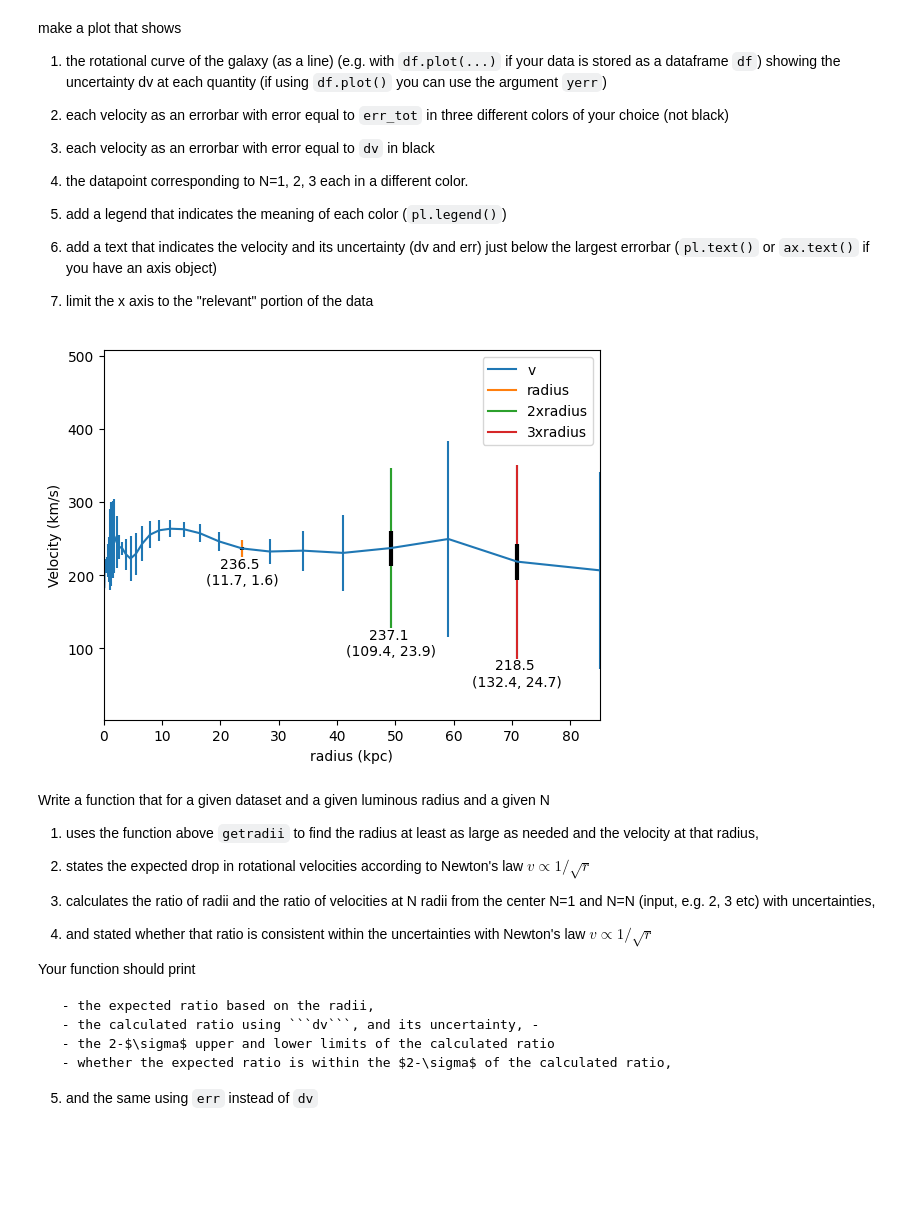
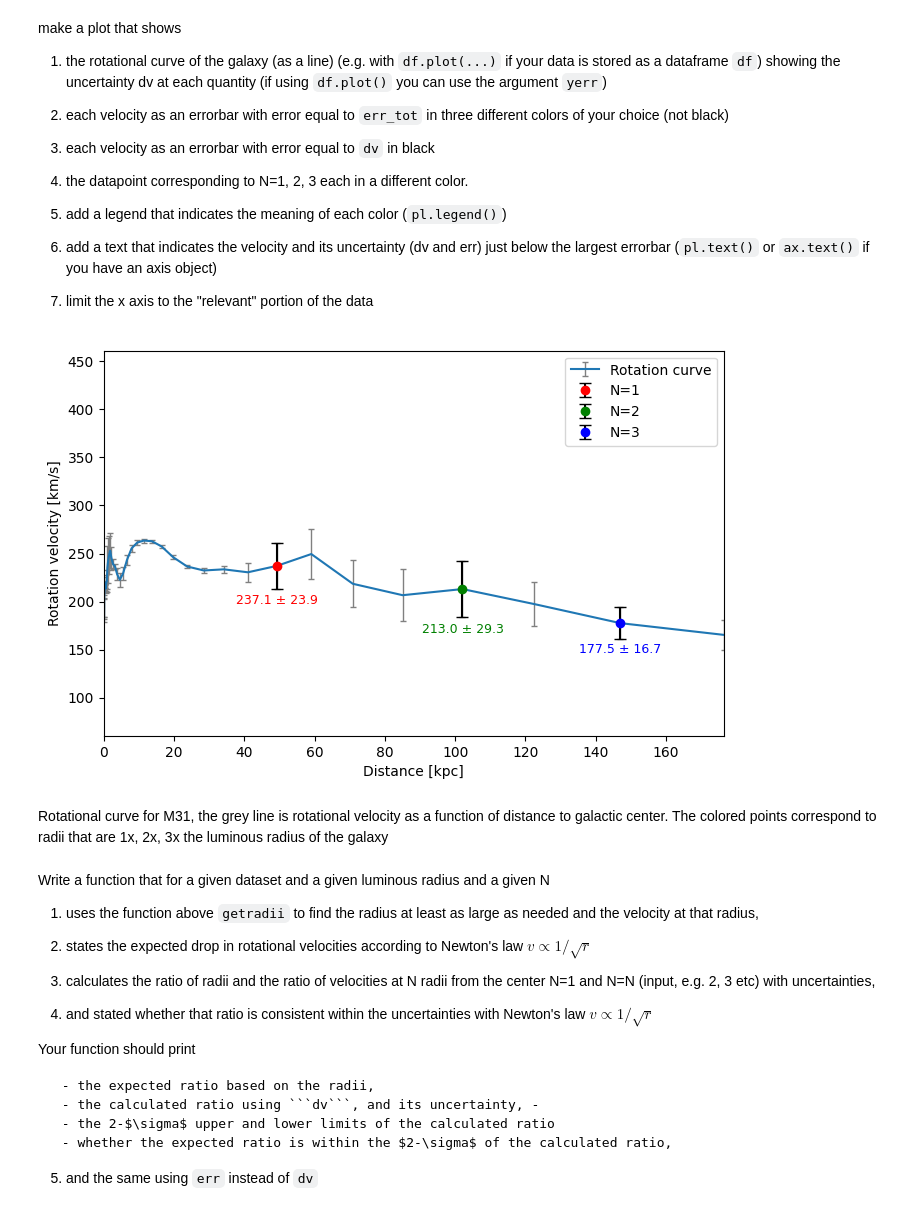
Before and after one commit to ashtonsouthwick/DSPS_ASouthwick, a Jupyter notebook: HW4/HW4_MWrotCurve_instructions.ipynb, the cells around one changed output. Saved outputs shown, nothing was run; the diff lists cells and outputs as text; code cells hidden in the pictures; blank space fills up the shorter version.

````diff
--- a/HW4/HW4_MWrotCurve_instructions.ipynb
+++ b/HW4/HW4_MWrotCurve_instructions.ipynb
@@ -121,0 +184,3 @@ print("Angular Size of the visible component of Andromeda: {:.2f}".format(m31ang
+# %%
+D = 778.0 * u.kpc
+sigma_D = 33.0 * u.kpc
@@ -133,6 +202,7 @@ To get the physical size of the visible component of Andromeda you can use simpl
 
 Print the physical size of the Andromeda galaxy (remember decimal digits, proper formatting etc etc).
 # %%
-...
+m31Size = D * m31angS.to(u.rad).value
+m31SizeError = sigma_D * m31angS.to(u.rad).value
 print("Size of the visible component of Andromeda: " +
-      r"{:.0f} +/- {:2.1f}".format(m31Size, m31SizeError))#, m31SizeError
+      r"{:.0f} +/- {:2.1f}".format(m31Size, m31SizeError))
@@ -156,9 +241,3 @@ write a function that
     - the size of the luminous component of the galaxy
 
 2. Returns the value of the radius and its uncertainty and the velocity and its uncertainty
-# %%
-# first measurement including all mass
-def getradii(...):
-  ...
-
-m31Rds = ...
@@ -180,14 +286,46 @@ make a plot that shows
 6. add a text that indicates the velocity and its uncertainty (dv and err) just below the largest errorbar (```pl.text()``` or ```ax.text()``` if you have an axis object)
 
 7. limit the x axis to the "relevant" portion of the data
-# %%
-#delete leave plot
-def plotGal(gal, rds):
-    ...
-
-plotGal(m31, m31Rds);
-# %% [output]
-[figure, removed]
+# %%
+def plotGal(gal, rds):
+    fig, ax = plt.subplots(figsize=(8,5))
+
+    # Plot rotational curve as a line with uncertainty
+    ax.errorbar(
+        gal['R_kpc'], gal['V_kms'],
+        yerr=gal['Sterror'],
+        fmt='-', ecolor='gray', elinewidth=1, capsize=2, label='Rotation curve'
+    )
+
+    colors = ['red', 'green', 'blue']
+    for i, (N, r, r_err, v, v_err) in enumerate(rds):
+        ax.errorbar(
+            r, v,
+            yerr=v_err,
+            fmt='o', color=colors[i],
+            ecolor='black', elinewidth=1.5, capsize=4,
+            label=f'N={N}'
+        )
+        ax.text(
+            r, v - 1.2*v_err,
+            f"{v:.1f} ± {v_err:.1f}", color=colors[i],
+            ha='center', va='top', fontsize=9
+        )
+
+    ax.set_xlabel("Distance [kpc]")
+    ax.set_ylabel("Rotation velocity [km/s]")
+    ax.legend()
+
+    max_radius = max([r for N,r,_,_,_ in rds])*1.2
+    ax.set_xlim(0, max_radius)
+
+    plt.show()
+
+plotGal(m31, m31Rds);
+# %% [output]
+[figure, added]
+# %% [markdown]
+Rotational curve for M31, the grey line is rotational velocity as a function of distance to galactic center. The colored points correspond to radii that are 1x, 2x, 3x the luminous radius of the galaxy
 # %% [markdown]
 Write a function that for a given dataset and a given luminous radius and a given N
 
````
Also changed, not shown: parts of 34 cells of this notebook.
